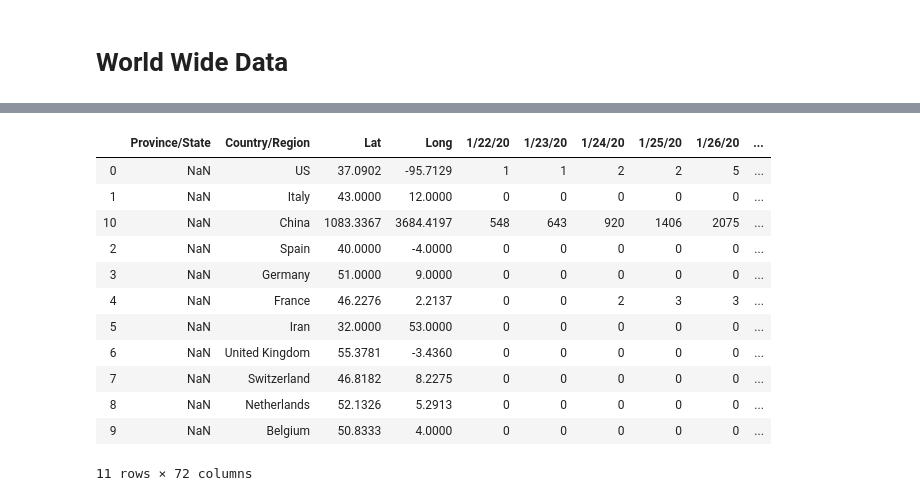
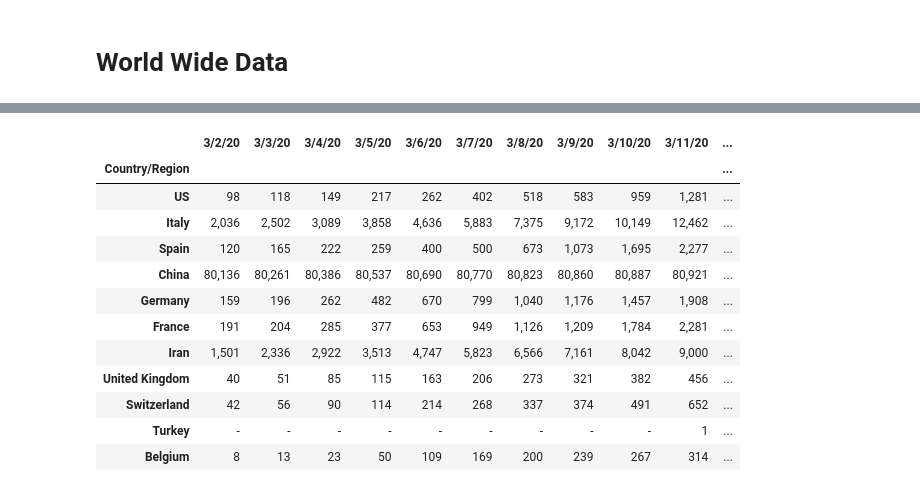
Before and after one commit to arkulkarni/COVID-19-Analysis, a Jupyter notebook: COVID-19-Analysis.ipynb, the cells around one changed output, grey strips where cells are left out. Saved outputs shown, nothing was run; the diff lists cells and outputs as text; code cells hidden in the pictures.

```diff
--- a/COVID-19-Analysis.ipynb
+++ b/COVID-19-Analysis.ipynb
@@ -42,6 +42,9 @@ LogLinearScale = list([
             ]),
         )
     ])
+
+DEFAULT_DAYS = 20
+MONTH_DAYS = 31
 # %%
 # Read all the files
 dfConfirmedGlobal = pd.read_csv(r'https://raw.githubusercontent.com/CSSEGISandData/COVID-19/master/csse_covid_19_data/csse_covid_19_time_series/time_series_covid19_confirmed_global.csv')
@@ -329,36 +381,38 @@ py.iplot(dict(data=data, layout=layout))
 # %%
 chinaDataConfirmed = dfConfirmedGlobal[dfConfirmedGlobal['Country/Region'] == 'China'].sum()
 chinaDataConfirmed['Province/State', 'Country/Region'] = [np.NaN, 'China']
 
 dfConfirmedWorldTop = dfConfirmedGlobal[dfConfirmedGlobal['Country/Region'] != 'China'].sort_values(dfConfirmedGlobal.columns[-1], ascending=False).head(10)
 dfConfirmedWorldTop = dfConfirmedWorldTop.append(chinaDataConfirmed, ignore_index=True)
 dfConfirmedWorldTop = dfConfirmedWorldTop.sort_values(dfConfirmedGlobal.columns[-1], ascending=False)
+dfConfirmedWorldTop = dfConfirmedWorldTop.set_index('Country/Region')
 
 data = [{
-    'x': row[1].index[35:],
-    'y': row[1].values[35:],
-    'name': row[1].values[1] if str(row[1].values[0]) == 'nan' else '{} {}'.format( row[1].values[0], row[1].values[1])
+    'x': row[1].index[-MONTH_DAYS:],
+    'y': row[1].values[-MONTH_DAYS:],
+    'name': row[0]
 }  for row in dfConfirmedWorldTop.iterrows()]
 
 layout = dict(title = 'World Cumulative Confirmed Cases', updatemenus=LogLinearScale)
 py.iplot(dict(data=data, layout=layout))
 
-dfConfirmedWorldTop
+
+dfConfirmedWorldTop[dfConfirmedWorldTop.columns[-MONTH_DAYS:]].style.format(IntegerFormatter)
 # %% [output]
 [interactive output not drawn]
-|  | Province/State | Country/Region | Lat | Long | 1/22/20 | 1/23/20 | 1/24/20 | 1/25/20 | 1/26/20 | ... |
-| 0 | NaN | US | 37.0902 | -95.7129 | 1 | 1 | 2 | 2 | 5 | ... |
-| 1 | NaN | Italy | 43.0000 | 12.0000 | 0 | 0 | 0 | 0 | 0 | ... |
-| 10 | NaN | China | 1083.3367 | 3684.4197 | 548 | 643 | 920 | 1406 | 2075 | ... |
-| 2 | NaN | Spain | 40.0000 | -4.0000 | 0 | 0 | 0 | 0 | 0 | ... |
-| 3 | NaN | Germany | 51.0000 | 9.0000 | 0 | 0 | 0 | 0 | 0 | ... |
-| 4 | NaN | France | 46.2276 | 2.2137 | 0 | 0 | 2 | 3 | 3 | ... |
-| 5 | NaN | Iran | 32.0000 | 53.0000 | 0 | 0 | 0 | 0 | 0 | ... |
-| 6 | NaN | United Kingdom | 55.3781 | -3.4360 | 0 | 0 | 0 | 0 | 0 | ... |
-| 7 | NaN | Switzerland | 46.8182 | 8.2275 | 0 | 0 | 0 | 0 | 0 | ... |
-| 8 | NaN | Netherlands | 52.1326 | 5.2913 | 0 | 0 | 0 | 0 | 0 | ... |
-| 9 | NaN | Belgium | 50.8333 | 4.0000 | 0 | 0 | 0 | 0 | 0 | ... |
+|  | 3/2/20 | 3/3/20 | 3/4/20 | 3/5/20 | 3/6/20 | 3/7/20 | 3/8/20 | 3/9/20 | 3/10/20 | 3/11/20 | ... |
+| Country/Region |  |  |  |  |  |  |  |  |  |  | ... |
+| US | 98 | 118 | 149 | 217 | 262 | 402 | 518 | 583 | 959 | 1,281 | ... |
+| Italy | 2,036 | 2,502 | 3,089 | 3,858 | 4,636 | 5,883 | 7,375 | 9,172 | 10,149 | 12,462 | ... |
+| Spain | 120 | 165 | 222 | 259 | 400 | 500 | 673 | 1,073 | 1,695 | 2,277 | ... |
+| China | 80,136 | 80,261 | 80,386 | 80,537 | 80,690 | 80,770 | 80,823 | 80,860 | 80,887 | 80,921 | ... |
+| Germany | 159 | 196 | 262 | 482 | 670 | 799 | 1,040 | 1,176 | 1,457 | 1,908 | ... |
+| France | 191 | 204 | 285 | 377 | 653 | 949 | 1,126 | 1,209 | 1,784 | 2,281 | ... |
+| Iran | 1,501 | 2,336 | 2,922 | 3,513 | 4,747 | 5,823 | 6,566 | 7,161 | 8,042 | 9,000 | ... |
+| United Kingdom | 40 | 51 | 85 | 115 | 163 | 206 | 273 | 321 | 382 | 456 | ... |
+| Switzerland | 42 | 56 | 90 | 114 | 214 | 268 | 337 | 374 | 491 | 652 | ... |
+| Turkey | - | - | - | - | - | - | - | - | - | 1 | ... |
+| Belgium | 8 | 13 | 23 | 50 | 109 | 169 | 200 | 239 | 267 | 314 | ... |
-11 rows × 72 columns
 # %%
 dfConfirmedWorldTop5 = dfConfirmedWorldTop.head(5)
 
```
Also changed, not shown: parts of 18 cells of this notebook.
